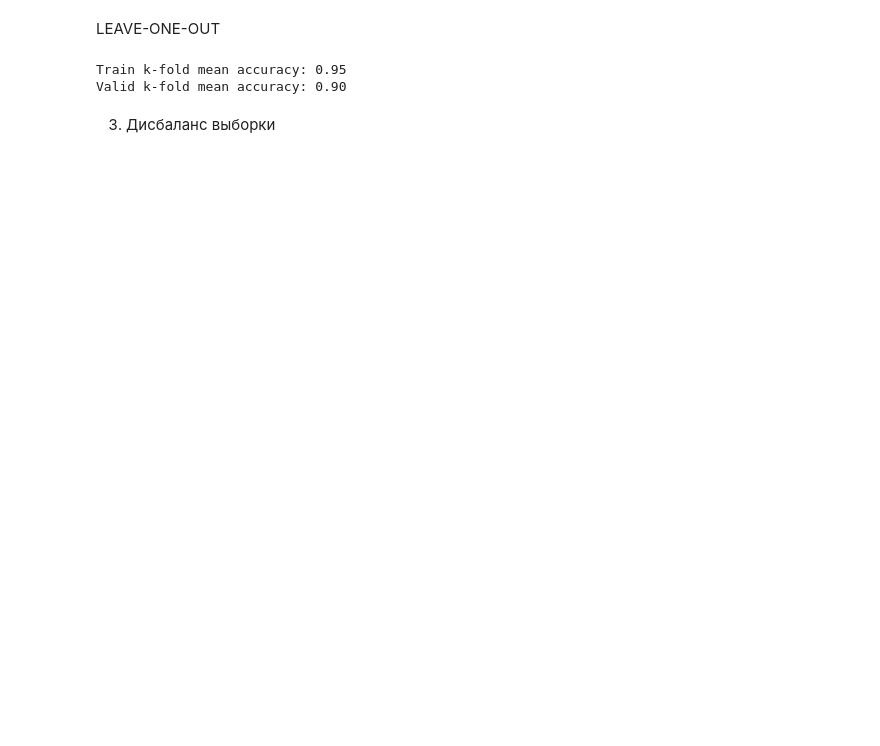
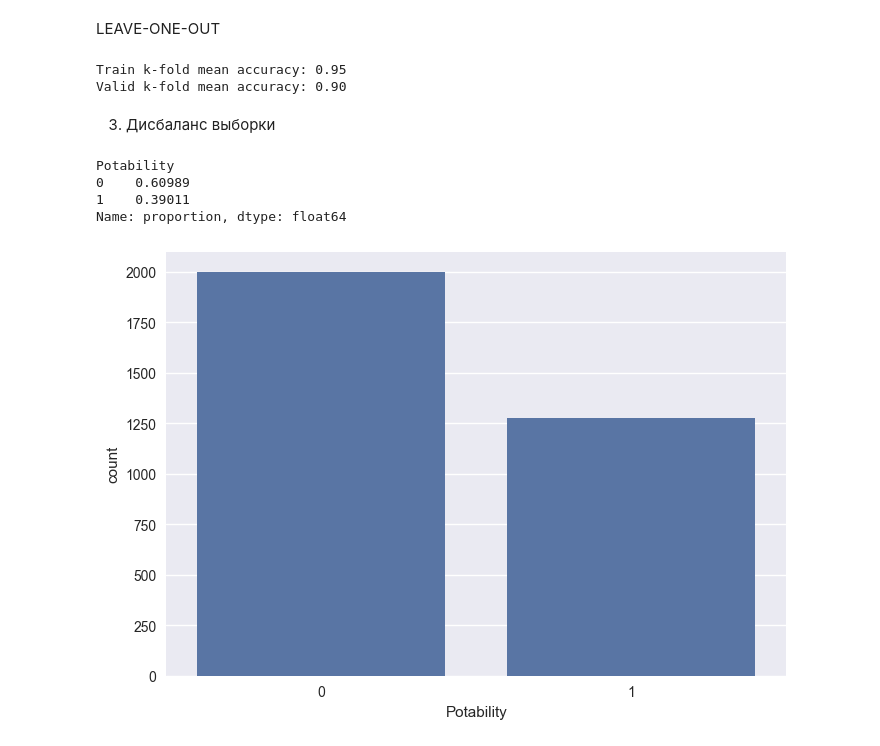
Before and after one commit to eartzhi/lessons, a Jupyter notebook: ml_05/ml_05.ipynb, the cells around one changed output. Saved outputs shown, nothing was run; the diff lists cells and outputs as text; code cells hidden in the pictures; blank space fills up the shorter version.

```diff
--- a/ml_05/ml_05.ipynb
+++ b/ml_05/ml_05.ipynb
@@ -216,3 +216,12 @@ Train k-fold mean accuracy: 0.95
 Valid k-fold mean accuracy: 0.90
 # %% [markdown]
 3. Дисбаланс выборки
+# %%
+display(water_data['Potability'].value_counts(normalize=True))
+sns.countplot(data=water_data, x='Potability');
+# %% [output]
+Potability
+0    0.60989
+1    0.39011
+Name: proportion, dtype: float64
+[figure, added]
```
Also changed, not shown: parts of 49 cells of this notebook, 1 other file.
